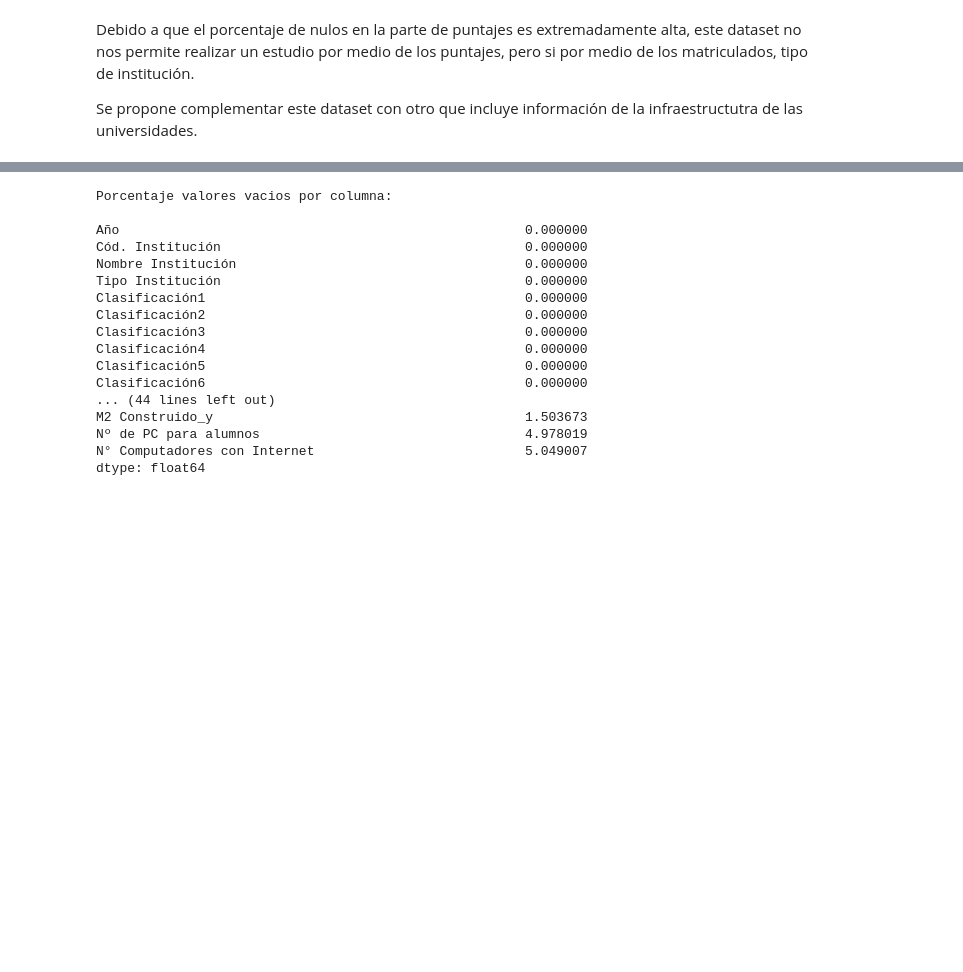
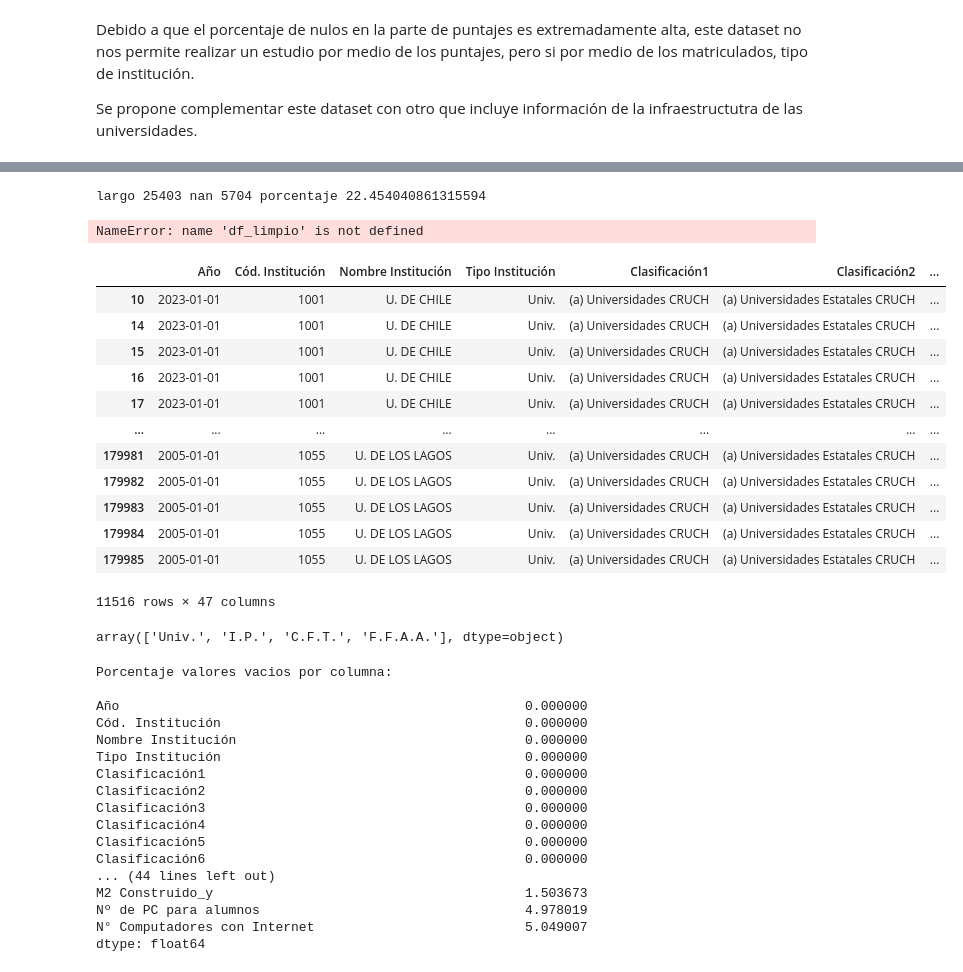
Before and after one commit to pabloskewes/proyecto-mineria-de-datos, a Jupyter notebook: hito2/Hito_2.ipynb, the cells around one changed output, grey strips where cells are left out. Drawn from its saved outputs; the diff is of its cells as text; code cells hidden in the pictures; blank space fills up the shorter version.

```diff
--- a/hito2/Hito_2.ipynb
+++ b/hito2/Hito_2.ipynb
@@ -268,8 +181,0 @@ df_labs = df_labs.drop(['Tipo Institución', 'Nombre Institución', 'idSede', 'S
-# %%
-# Arreglamos columna Año
-df_inmueble = df_inmueble.rename(columns={'Año Información':'Año'})
-df_labs = df_labs.rename(columns={'Año Proceso':'Año'})
-
-df_inmueble['Año'] = pd.to_datetime(df_inmueble['Año'], format='%Y')
-df_labs['Año'] = pd.to_datetime(df_labs['Año'], format='%Y')
-df['Año'] = pd.to_datetime(df['Año'], format='%Y')
@@ -280,0 +182,2 @@ df_final = pd.merge(df_final, df_labs, on=['Año', 'Cód. Institución'], how='l
+# %%
+df_limpio = df[(df['Tipo Institución'] == 'Univ.') & (df['Pregrado/Posgrado'] == 'Pregrado') & (df['Clasificación1']=='(a) Universidades CRUCH') & (df['Horario']=='Diurno')]
@@ -281,3 +211,34 @@ df_final = pd.merge(df_final, df_labs, on=['Año', 'Cód. Institución'], how='l
+# %%
+x=len(df_limpio['Puntaje de corte (último seleccionado)'])
+y=df_limpio['Puntaje de corte (último seleccionado)'].isnull().sum()
+print(f'largo {x} nan {y} porcentaje {y/x*100}')
+# %% [output]
+largo 25403 nan 5704 porcentaje 22.454040861315594
+# %%
+df_limpio['Año']
+# %% [output]
+NameError: name 'df_limpio' is not defined
+# %%
+sin=df_limpio[df_limpio['Puntaje de corte (último seleccionado)'].isnull()]
+sin
+# %% [output]
+|  | Año | Cód. Institución | Nombre Institución | Tipo Institución | Clasificación1 | Clasificación2 | ... |
+| 10 | 2023-01-01 | 1001 | U. DE CHILE | Univ. | (a) Universidades CRUCH | (a) Universidades Estatales CRUCH | ... |
+| 14 | 2023-01-01 | 1001 | U. DE CHILE | Univ. | (a) Universidades CRUCH | (a) Universidades Estatales CRUCH | ... |
+| 15 | 2023-01-01 | 1001 | U. DE CHILE | Univ. | (a) Universidades CRUCH | (a) Universidades Estatales CRUCH | ... |
+| 16 | 2023-01-01 | 1001 | U. DE CHILE | Univ. | (a) Universidades CRUCH | (a) Universidades Estatales CRUCH | ... |
+| 17 | 2023-01-01 | 1001 | U. DE CHILE | Univ. | (a) Universidades CRUCH | (a) Universidades Estatales CRUCH | ... |
+| ... | ... | ... | ... | ... | ... | ... | ... |
+| 179981 | 2005-01-01 | 1055 | U. DE LOS LAGOS | Univ. | (a) Universidades CRUCH | (a) Universidades Estatales CRUCH | ... |
+| 179982 | 2005-01-01 | 1055 | U. DE LOS LAGOS | Univ. | (a) Universidades CRUCH | (a) Universidades Estatales CRUCH | ... |
+| 179983 | 2005-01-01 | 1055 | U. DE LOS LAGOS | Univ. | (a) Universidades CRUCH | (a) Universidades Estatales CRUCH | ... |
+| 179984 | 2005-01-01 | 1055 | U. DE LOS LAGOS | Univ. | (a) Universidades CRUCH | (a) Universidades Estatales CRUCH | ... |
+| 179985 | 2005-01-01 | 1055 | U. DE LOS LAGOS | Univ. | (a) Universidades CRUCH | (a) Universidades Estatales CRUCH | ... |
+11516 rows × 47 columns
+# %%
+df['Tipo Institución'].unique()
+# %% [output]
+array(['Univ.', 'I.P.', 'C.F.T.', 'F.F.A.A.'], dtype=object)
 # %%
 # Identifiquemos los valores nulos
 vacios_fin = df_final.isnull().sum()
```
Also changed, not shown: parts of 15 cells of this notebook, 2 other files.
